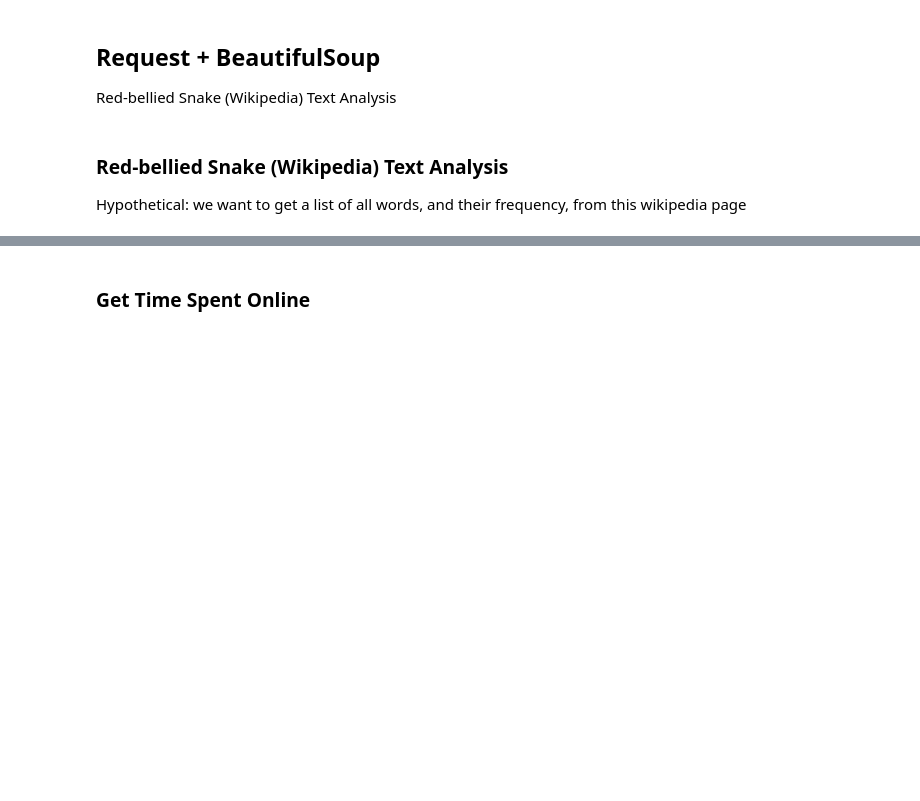
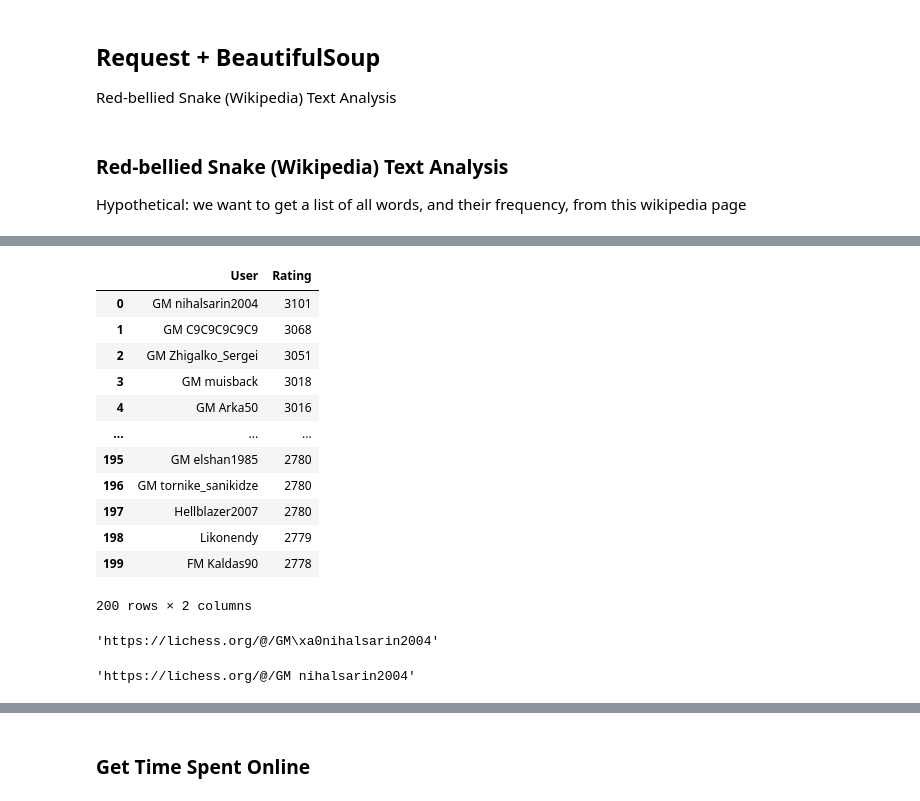
Before and after one commit to m-gaster/Library-Workshop, a Jupyter notebook: Final Tutorial.ipynb, the cells around one changed output, grey strips where cells are left out. Saved outputs shown, nothing was run; the diff lists cells and outputs as text; code cells hidden in the pictures; blank space fills up the shorter version.

```diff
--- a/Final Tutorial.ipynb
+++ b/Final Tutorial.ipynb
@@ -420,0 +463,17 @@ players_df
+# %%
+# now let's rename the columns to more helpful labels
+players_df.rename(columns={1:'User', 2:'Rating'})
+# %% [output]
+|  | User | Rating |
+| 0 | GM nihalsarin2004 | 3101 |
+| 1 | GM C9C9C9C9C9 | 3068 |
+| 2 | GM Zhigalko_Sergei | 3051 |
+| 3 | GM muisback | 3018 |
+| 4 | GM Arka50 | 3016 |
+| ... | ... | ... |
+| 195 | GM elshan1985 | 2780 |
+| 196 | GM tornike_sanikidze | 2780 |
+| 197 | Hellblazer2007 | 2780 |
+| 198 | Likonendy | 2779 |
+| 199 | FM Kaldas90 | 2778 |
+200 rows × 2 columns
@@ -420,0 +482,6 @@ players_df
+# %%
+# url of first user's account
+# "https://lichess.org/@/" + ' '.join(players_df['User'].iloc[0].split())
+"https://lichess.org/@/" + players_df['User'].iloc[0]
+# %% [output]
+'https://lichess.org/@/GM\xa0nihalsarin2004'
@@ -420,0 +504,6 @@ players_df
+# %%
+# retry printing url of first user's account
+
+"https://lichess.org/@/" + players_df['User'].iloc[0]
+# %% [output]
+'https://lichess.org/@/GM nihalsarin2004'
```
Also changed, not shown: parts of 70 cells of this notebook.
